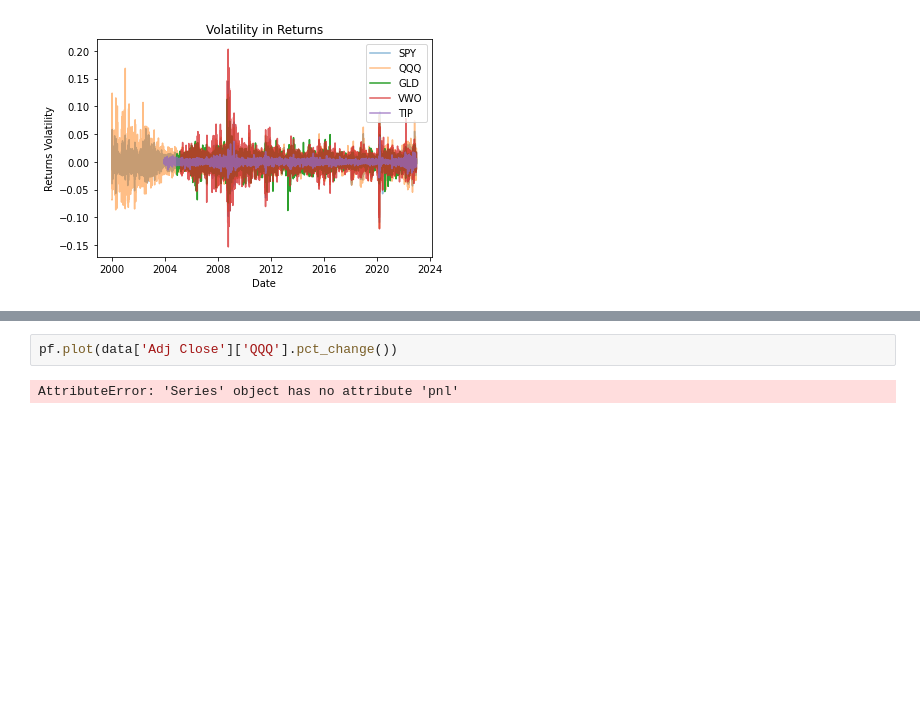
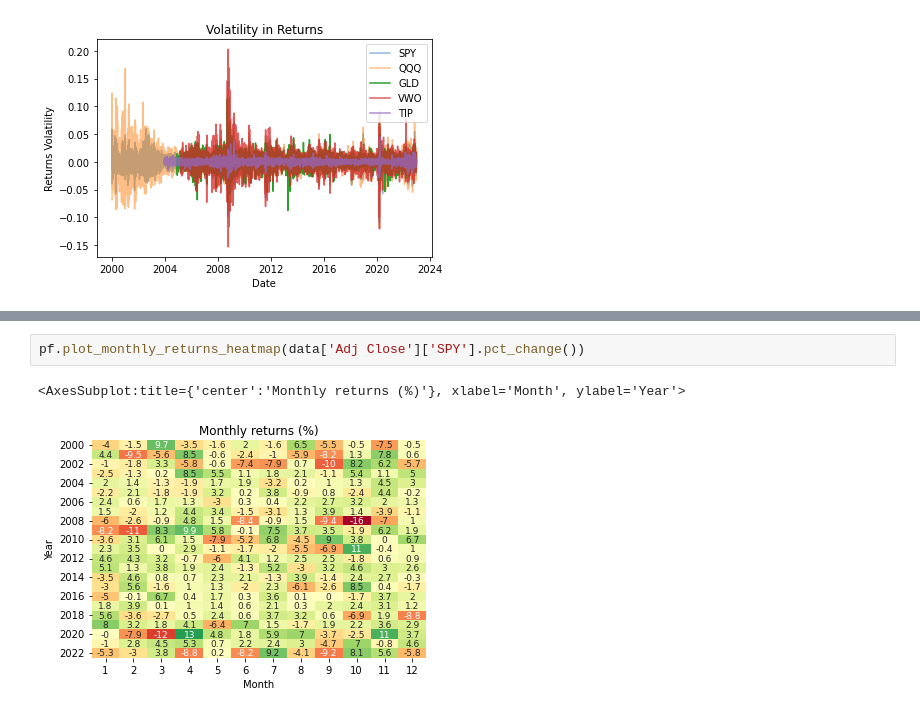
Before and after one commit to cyberkatie/ETF-Trading-Project, a Jupyter notebook: data.ipynb, the cells around one changed output, grey strips where cells are left out. Cells and saved outputs as stored; diff of their text form; blank space fills up the shorter version.

```diff
--- a/data.ipynb
+++ b/data.ipynb
@@ -212,4 +229,5 @@ pf.plot_annual_returns(data['Adj Close']['SPY'].pct_change())
 # %%
-pf.plot(data['Adj Close']['QQQ'].pct_change())
+pf.plot_monthly_returns_heatmap(data['Adj Close']['SPY'].pct_change())
 # %% [output]
-AttributeError: 'Series' object has no attribute 'pnl'
+<AxesSubplot:title={'center':'Monthly returns (%)'}, xlabel='Month', ylabel='Year'>
+[figure, added]
```
Also changed, not shown: parts of 7 cells of this notebook.
